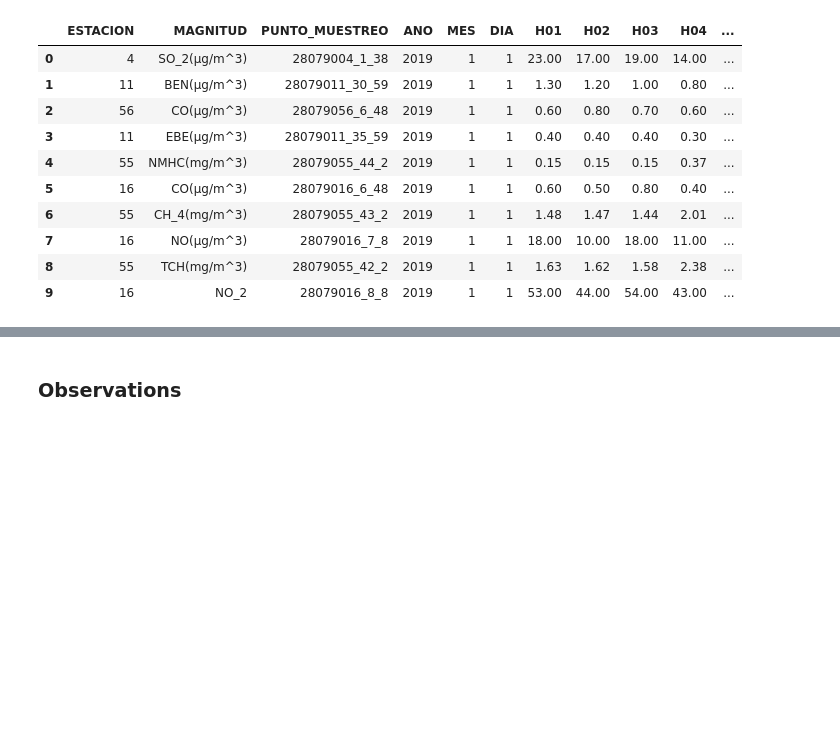
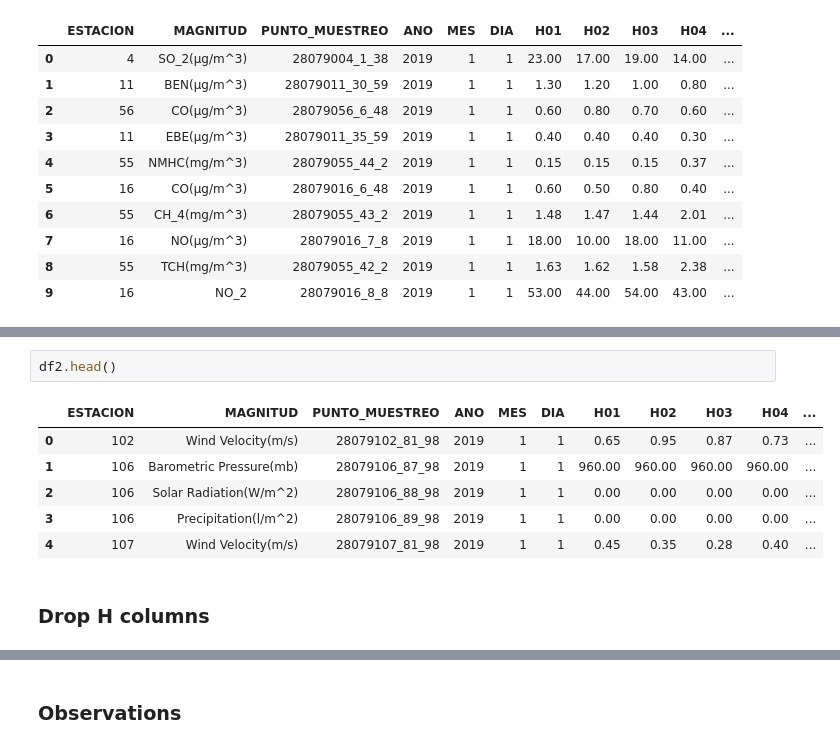
Before and after one commit to pablohfdez/LinkedData2021-2022, a Jupyter notebook: HandsOn/Group04/csv/python_code/panda_analysis_and_transformation.ipynb, the cells around one changed output, grey strips where cells are left out. Cells and saved outputs as stored; diff of their text form; blank space fills up the shorter version.

```diff
--- a/HandsOn/Group04/csv/python_code/panda_analysis_and_transformation.ipynb
+++ b/HandsOn/Group04/csv/python_code/panda_analysis_and_transformation.ipynb
@@ -122,0 +149,11 @@ df1.head(10)
+# %%
+df2.head()
+# %% [output]
+|  | ESTACION | MAGNITUD | PUNTO_MUESTREO | ANO | MES | DIA | H01 | H02 | H03 | H04 | ... |
+| 0 | 102 | Wind Velocity(m/s) | 28079102_81_98 | 2019 | 1 | 1 | 0.65 | 0.95 | 0.87 | 0.73 | ... |
+| 1 | 106 | Barometric Pressure(mb) | 28079106_87_98 | 2019 | 1 | 1 | 960.00 | 960.00 | 960.00 | 960.00 | ... |
+| 2 | 106 | Solar Radiation(W/m^2) | 28079106_88_98 | 2019 | 1 | 1 | 0.00 | 0.00 | 0.00 | 0.00 | ... |
+| 3 | 106 | Precipitation(l/m^2) | 28079106_89_98 | 2019 | 1 | 1 | 0.00 | 0.00 | 0.00 | 0.00 | ... |
+| 4 | 107 | Wind Velocity(m/s) | 28079107_81_98 | 2019 | 1 | 1 | 0.45 | 0.35 | 0.28 | 0.40 | ... |
+# %% [markdown]
+### Drop H columns
```
Also changed, not shown: parts of 29 cells of this notebook.
